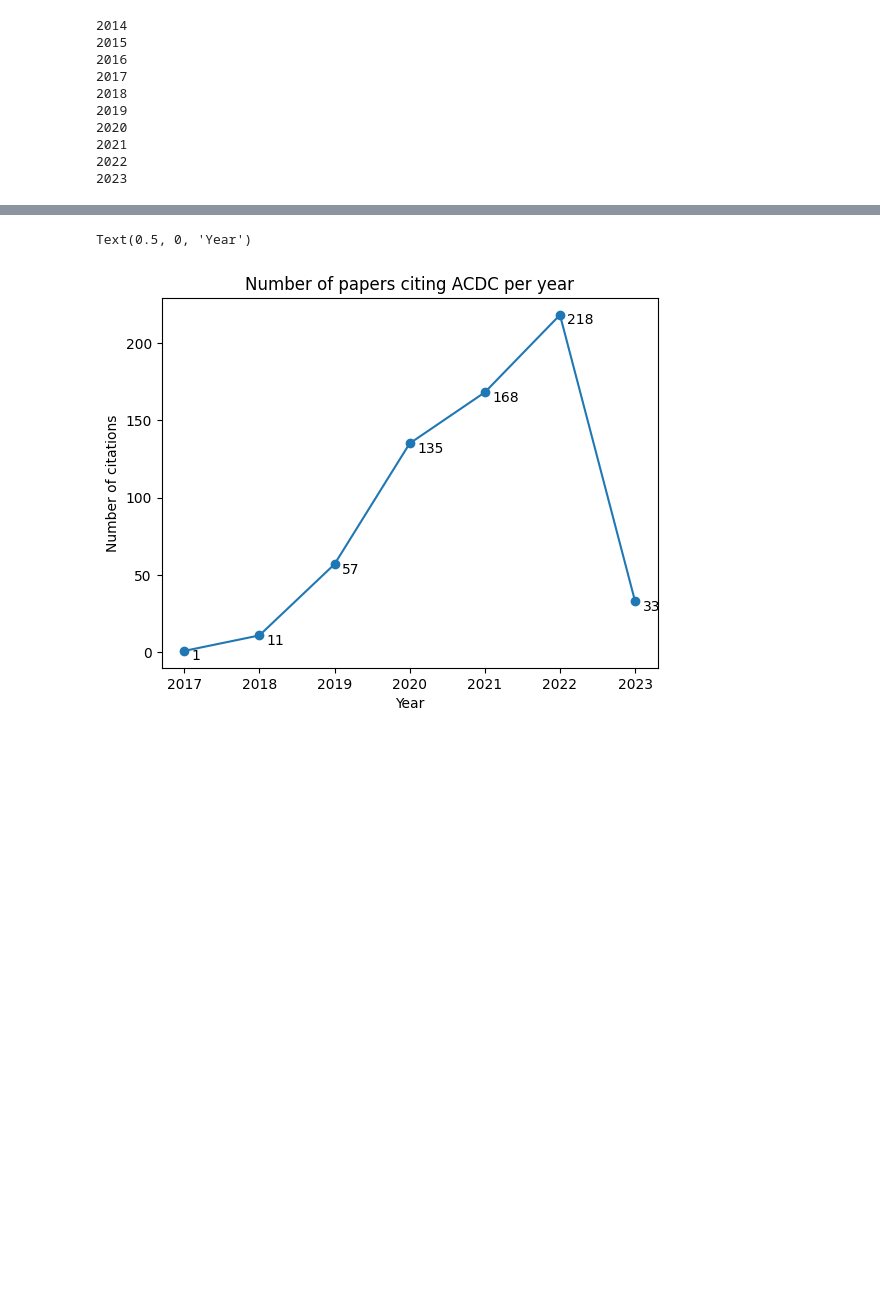
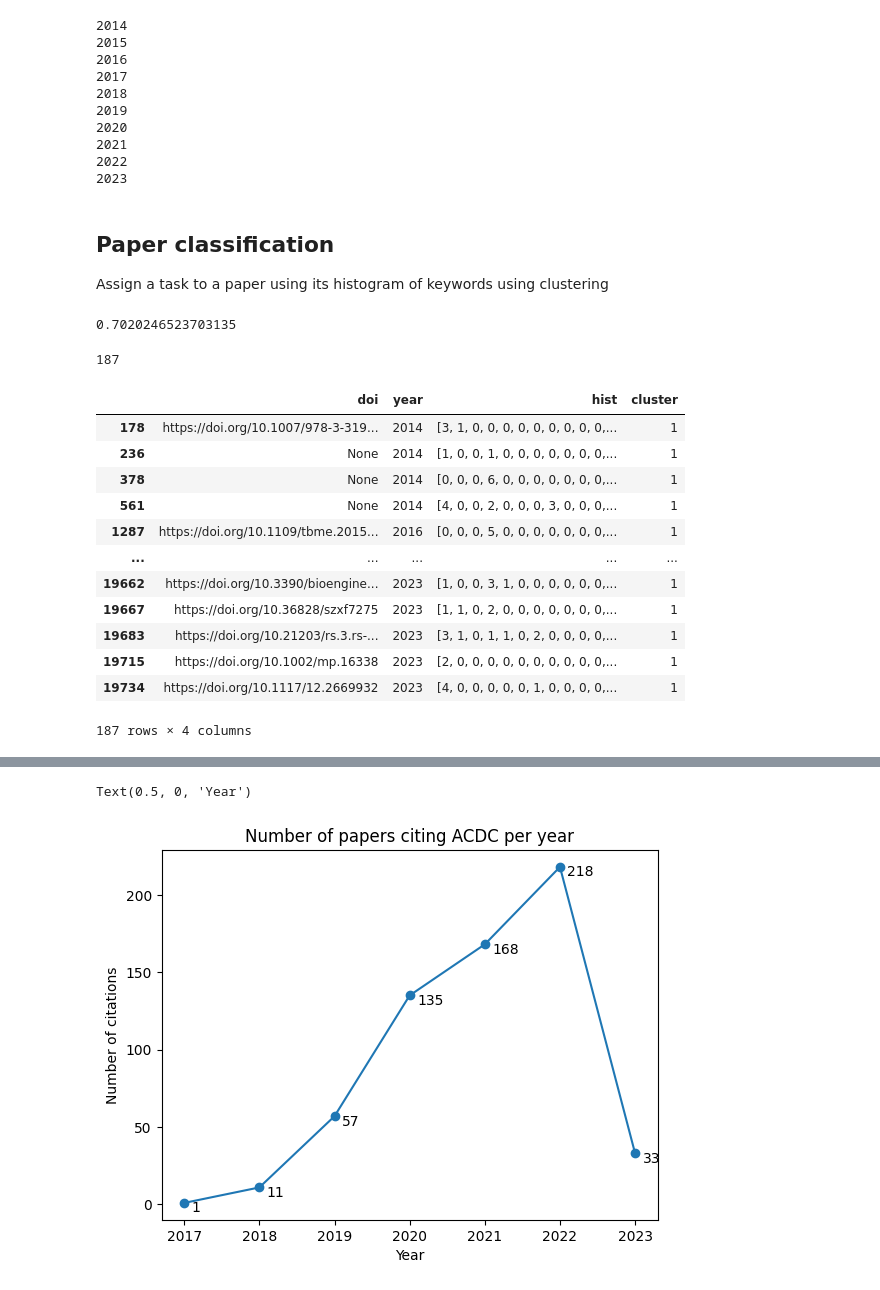
Before and after one commit to TheoSourget/DDSA_Sourget, a Jupyter notebook: code/taskExtraction.ipynb, the cells around one changed output, grey strips where cells are left out. Cells and saved outputs as stored; diff of their text form; code cells hidden in the pictures; blank space fills up the shorter version.

Commit message:
Clusterisation of paper using histogram

```diff
--- a/code/taskExtraction.ipynb
+++ b/code/taskExtraction.ipynb
@@ -79,3 +91,45 @@ with open("keywordsHist.info","w") as kw_hist:
 2021
 2022
 2023
+# %% [markdown]
+## Paper classification
+Assign a task to a paper using its histogram of keywords using clustering
+# %%
+with open('../data/keywordsHist.csv','r') as f:
+    df_hist = pd.read_csv(f)
+    df_hist["hist"] = df_hist["hist"].apply(literal_eval)
+
+hists = []
+for d in df_hist["hist"].to_numpy():
+    hists.append(d)
+pca = PCA(n_components=5)
+hist_pca = pca.fit_transform(hists)
+print(sum(pca.explained_variance_ratio_))
+
+
+kmeans = KMeans(n_clusters=2)
+hist_cluster = kmeans.fit_predict(hist_pca)
+
+df_hist["cluster"] = hist_cluster
+df_hist.to_csv('../processed_csv/clusterisation_hist.csv')
+# %% [output]
+0.7020246523703135
+# %%
+pd.set_option('display.max_rows', 15)
+print(len(df_hist[df_hist['cluster'] == 1]))
+df_hist[df_hist['cluster'] == 1]
+# %% [output]
+187
+|  | doi | year | hist | cluster |
+| 178 | https://doi.org/10.1007/978-3-319... | 2014 | [3, 1, 0, 0, 0, 0, 0, 0, 0, 0, 0,... | 1 |
+| 236 | None | 2014 | [1, 0, 0, 1, 0, 0, 0, 0, 0, 0, 0,... | 1 |
+| 378 | None | 2014 | [0, 0, 0, 6, 0, 0, 0, 0, 0, 0, 0,... | 1 |
+| 561 | None | 2014 | [4, 0, 0, 2, 0, 0, 0, 3, 0, 0, 0,... | 1 |
+| 1287 | https://doi.org/10.1109/tbme.2015... | 2016 | [0, 0, 0, 5, 0, 0, 0, 0, 0, 0, 0,... | 1 |
+| ... | ... | ... | ... | ... |
+| 19662 | https://doi.org/10.3390/bioengine... | 2023 | [1, 0, 0, 3, 1, 0, 0, 0, 0, 0, 0,... | 1 |
+| 19667 | https://doi.org/10.36828/szxf7275 | 2023 | [1, 1, 0, 2, 0, 0, 0, 0, 0, 0, 0,... | 1 |
+| 19683 | https://doi.org/10.21203/rs.3.rs-... | 2023 | [3, 1, 0, 1, 1, 0, 2, 0, 0, 0, 0,... | 1 |
+| 19715 | https://doi.org/10.1002/mp.16338 | 2023 | [2, 0, 0, 0, 0, 0, 0, 0, 0, 0, 0,... | 1 |
+| 19734 | https://doi.org/10.1117/12.2669932 | 2023 | [4, 0, 0, 0, 0, 0, 1, 0, 0, 0, 0,... | 1 |
+187 rows × 4 columns
```
Also changed, not shown: parts of 7 cells of this notebook, 6 other files.
